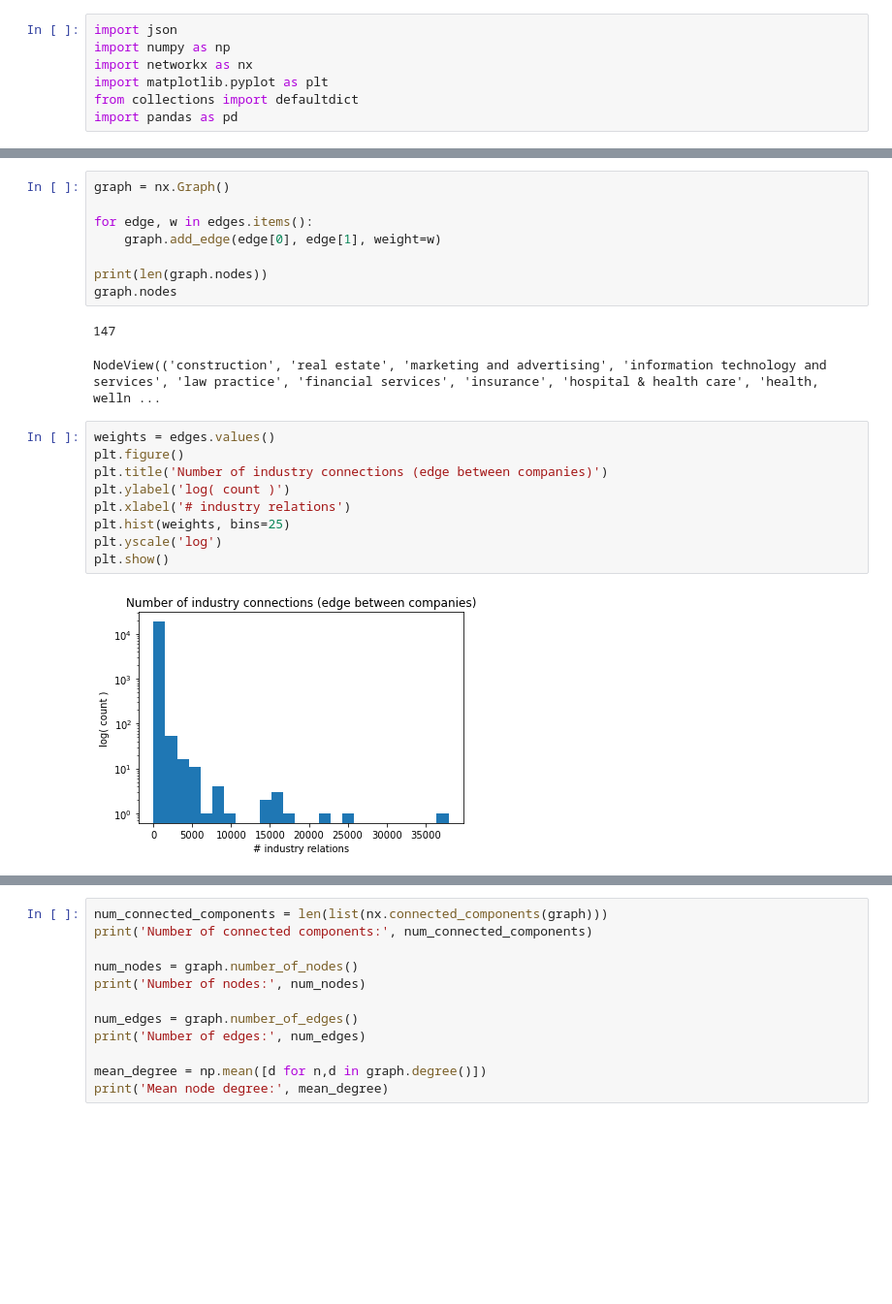
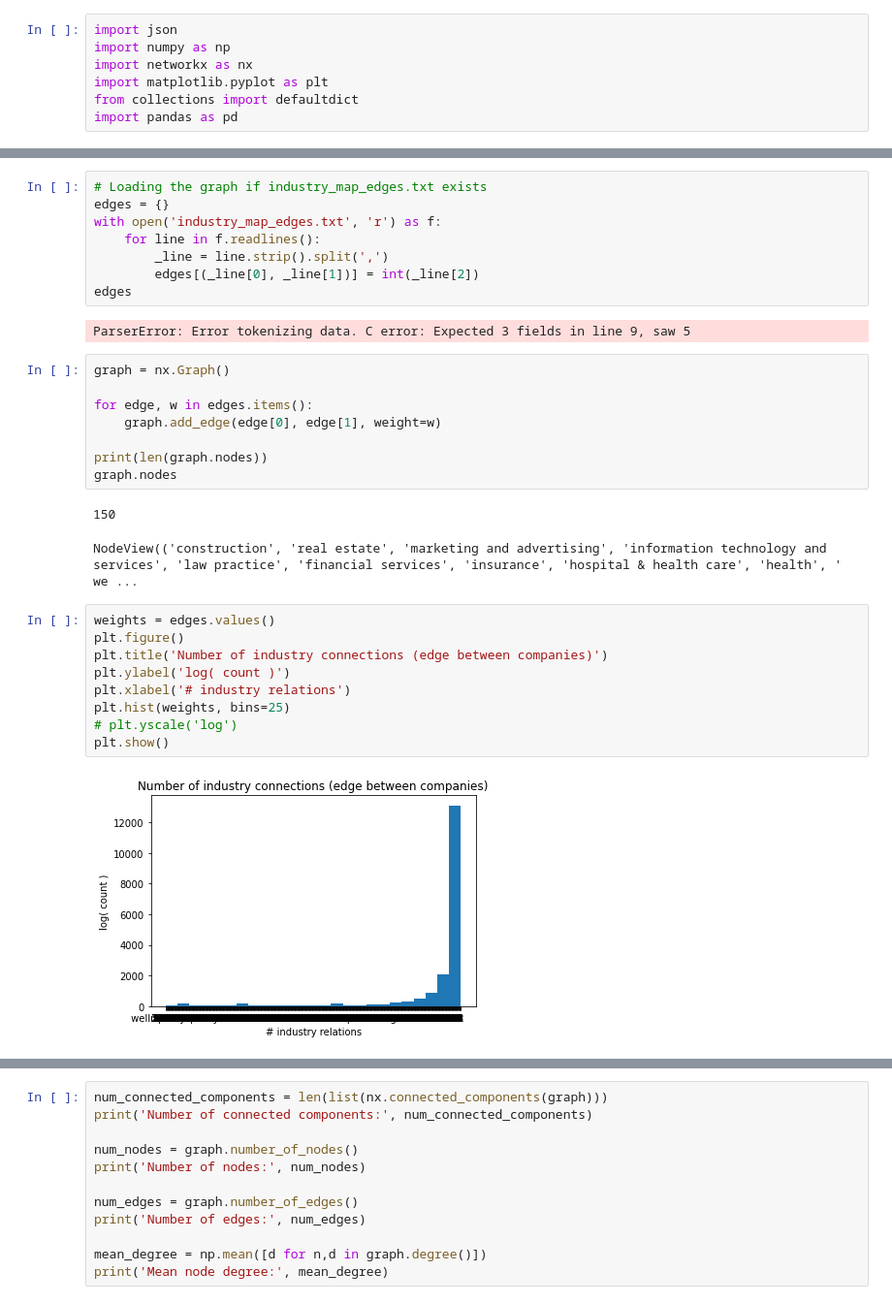
Before and after one commit to snirlugassy/data-science-lab-project, a Jupyter notebook: industry_graph.ipynb, the cells around one changed output, grey strips where cells are left out. Shown at 97% size. Saved outputs shown, nothing was run; the diff lists cells and outputs as text; blank space fills up the shorter version.

```diff
--- a/industry_graph.ipynb
+++ b/industry_graph.ipynb
@@ -39,6 +31,16 @@ edges
  ('music', 'marketing and advertising'): 172,
  ('oil & energy', 'electrical/electronic manufacturing'): 171,
  ...}
+# %%
+# Loading the graph if industry_map_edges.txt exists
+edges = {}
+with open('industry_map_edges.txt', 'r') as f:
+    for line in f.readlines():
+        _line = line.strip().split(',')
+        edges[(_line[0], _line[1])] = int(_line[2])
+edges
+# %% [output]
+ParserError: Error tokenizing data. C error: Expected 3 fields in line 9, saw 5
 # %%
 graph = nx.Graph()
 
@@ -48,19 +50,19 @@ for edge, w in edges.items():
 print(len(graph.nodes))
 graph.nodes
 # %% [output]
-147
+150
-NodeView(('construction', 'real estate', 'marketing and advertising', 'information technology and services', 'law practice', 'financial services', 'insurance', 'hospital & health care', 'health, welln ...
+NodeView(('construction', 'real estate', 'marketing and advertising', 'information technology and services', 'law practice', 'financial services', 'insurance', 'hospital & health care', 'health', ' we ...
 # %%
 weights = edges.values()
 plt.figure()
 plt.title('Number of industry connections (edge between companies)')
 plt.ylabel('log( count )')
 plt.xlabel('# industry relations')
 plt.hist(weights, bins=25)
-plt.yscale('log')
+# plt.yscale('log')
 plt.show()
 # %% [output]
-[figure, old version]
+[figure, new version]
 # %%
 plt.figure(figsize=(10,5))
 plt.boxplot(weights, vert=False)
```
Also changed, not shown: parts of 3 cells of this notebook, 2 other files.
